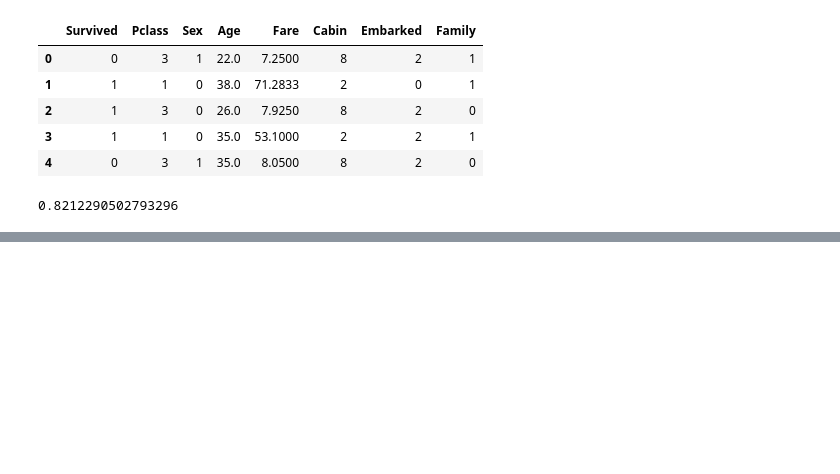
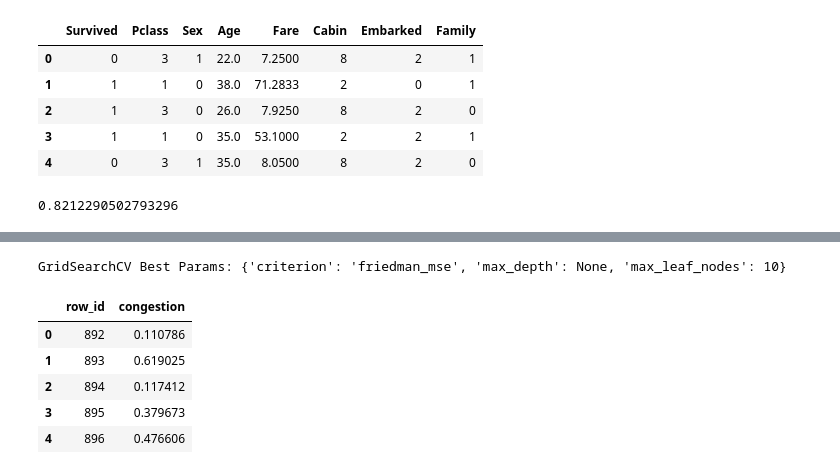
Before and after one commit to dekennedy/Titanic, a Jupyter notebook: getting-started-with-titanic.ipynb, the cells around one changed output, grey strips where cells are left out. Cells and saved outputs as stored; diff of their text form; code cells hidden in the pictures; blank space fills up the shorter version.

```diff
--- a/getting-started-with-titanic.ipynb
+++ b/getting-started-with-titanic.ipynb
@@ -229,0 +280,12 @@ df.to_csv("submissionsFamily.csv", index = False)
+# %%
+from sklearn.ensemble import RandomForestRegressor
+from sklearn.model_selection import GridSearchCV
+
+param_grid = [
+    {'criterion':['squared_error','friedman_mse'], 'max_depth':[None,2,5,10,20,50], 'max_leaf_nodes':[None,2,5,10,20,50]}
+]
+
+reg = RandomForestRegressor()
+
+grid_search = GridSearchCV(reg, param_grid, cv=5, scoring = 'neg_mean_squared_error', verbose=2)
+grid_search.fit(X_train, y_train)
@@ -229,0 +444,24 @@ df.to_csv("submissionsFamily.csv", index = False)
+# %%
+print('GridSearchCV Best Params:', grid_search.best_params_)
+# %% [output]
+GridSearchCV Best Params: {'criterion': 'friedman_mse', 'max_depth': None, 'max_leaf_nodes': 10}
+# %%
+best_model = grid_search.best_estimator_
+# %%
+# # Predict the test data
+
+submissions_preds = best_model.predict(test_data)
+# %%
+# making the submissions data frame
+
+df = pd.DataFrame({'row_id':test_ids.values,
+                 "congestion":submissions_preds})
+
+df.head()
+# %% [output]
+|  | row_id | congestion |
+| 0 | 892 | 0.110786 |
+| 1 | 893 | 0.619025 |
+| 2 | 894 | 0.117412 |
+| 3 | 895 | 0.379673 |
+| 4 | 896 | 0.476606 |
```
Also changed, not shown: parts of 4 cells of this notebook.
